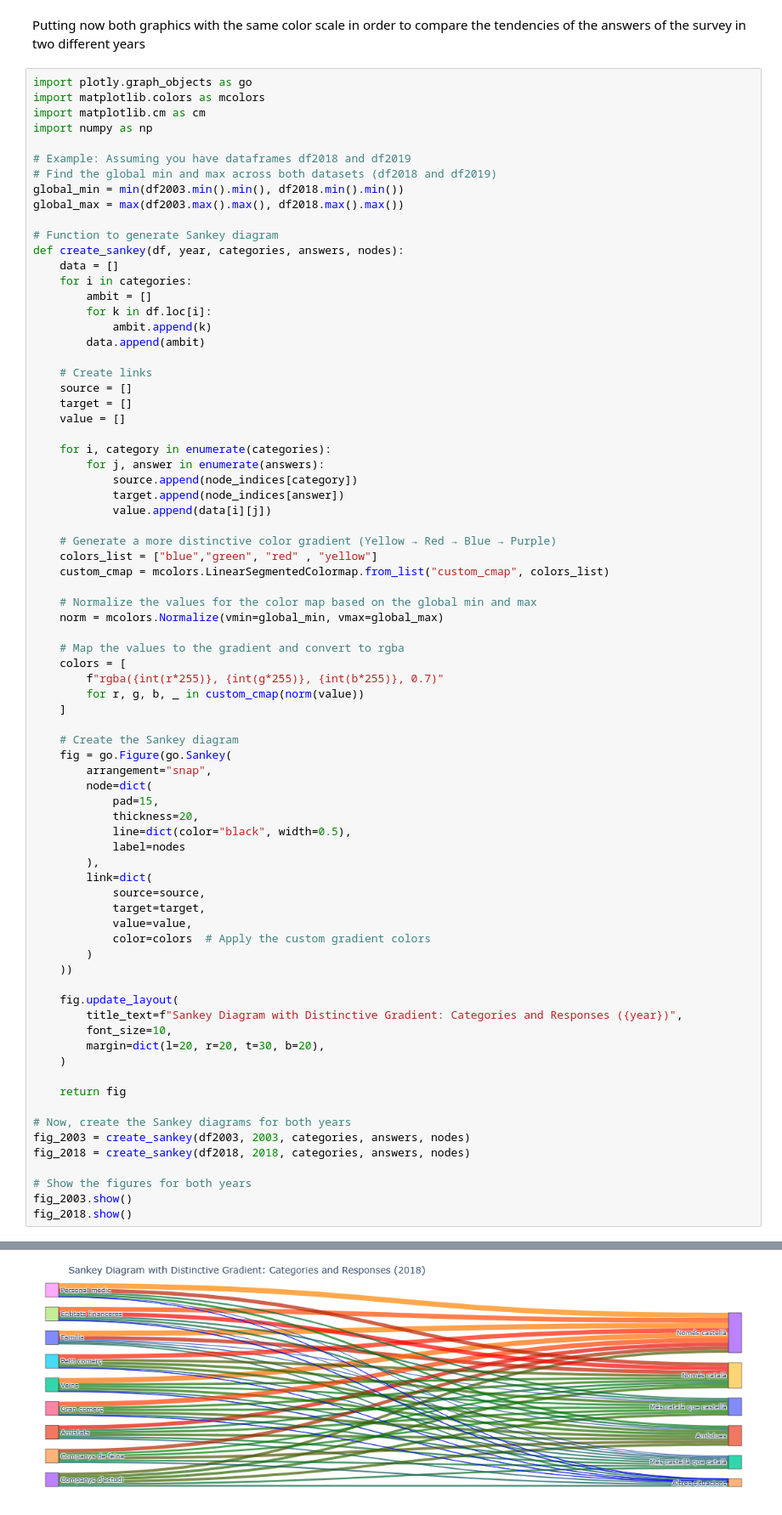
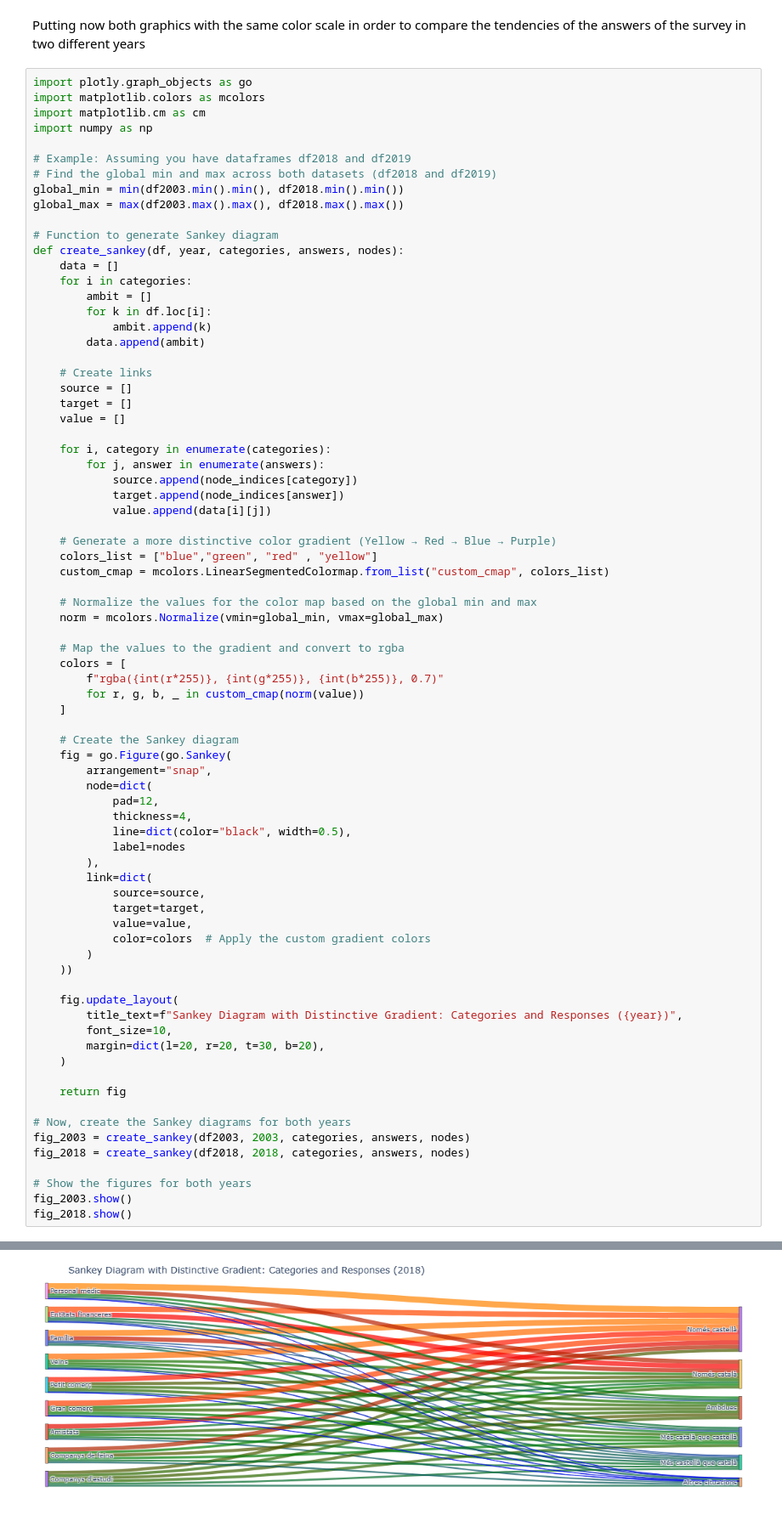
Before and after one commit to GuifreRamos/LlenguaCatalana, a Jupyter notebook: Guifre.ipynb, the cells around one changed output, grey strips where cells are left out. Shown at 85% size. Cells and saved outputs as stored; diff of their text form.

```diff
--- a/Guifre.ipynb
+++ b/Guifre.ipynb
@@ -668,8 +668,8 @@ def create_sankey(df, year, categories, answers, nodes):
     fig = go.Figure(go.Sankey(
         arrangement="snap",
         node=dict(
-            pad=15,
-            thickness=20,
+            pad=12,
+            thickness=4,
             line=dict(color="black", width=0.5),
             label=nodes
         ),
@@ -701 +701 @@ fig_2018.show()
-[figure, old version]
+[figure, new version]
```
Also changed, not shown: parts of 7 cells of this notebook.
